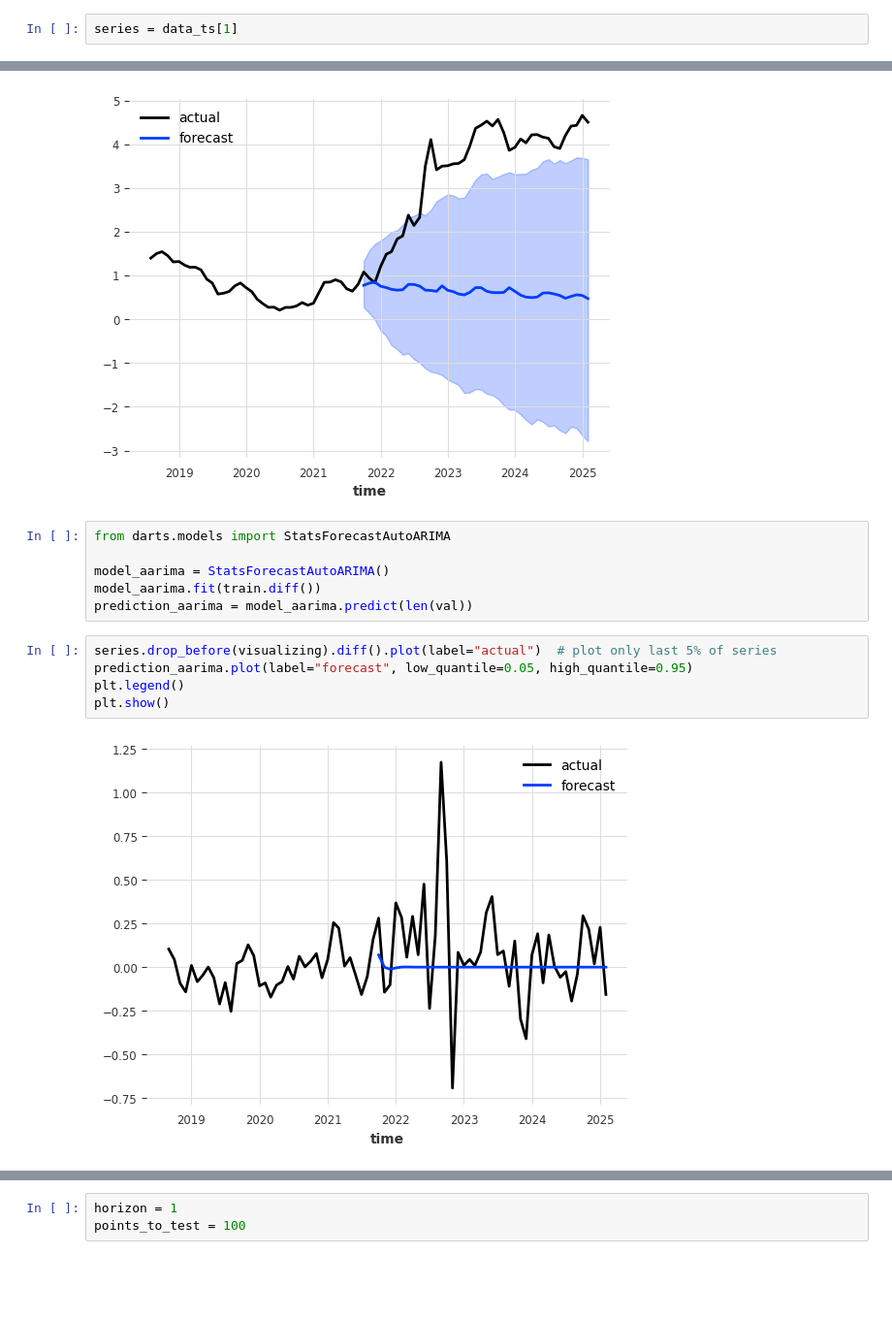
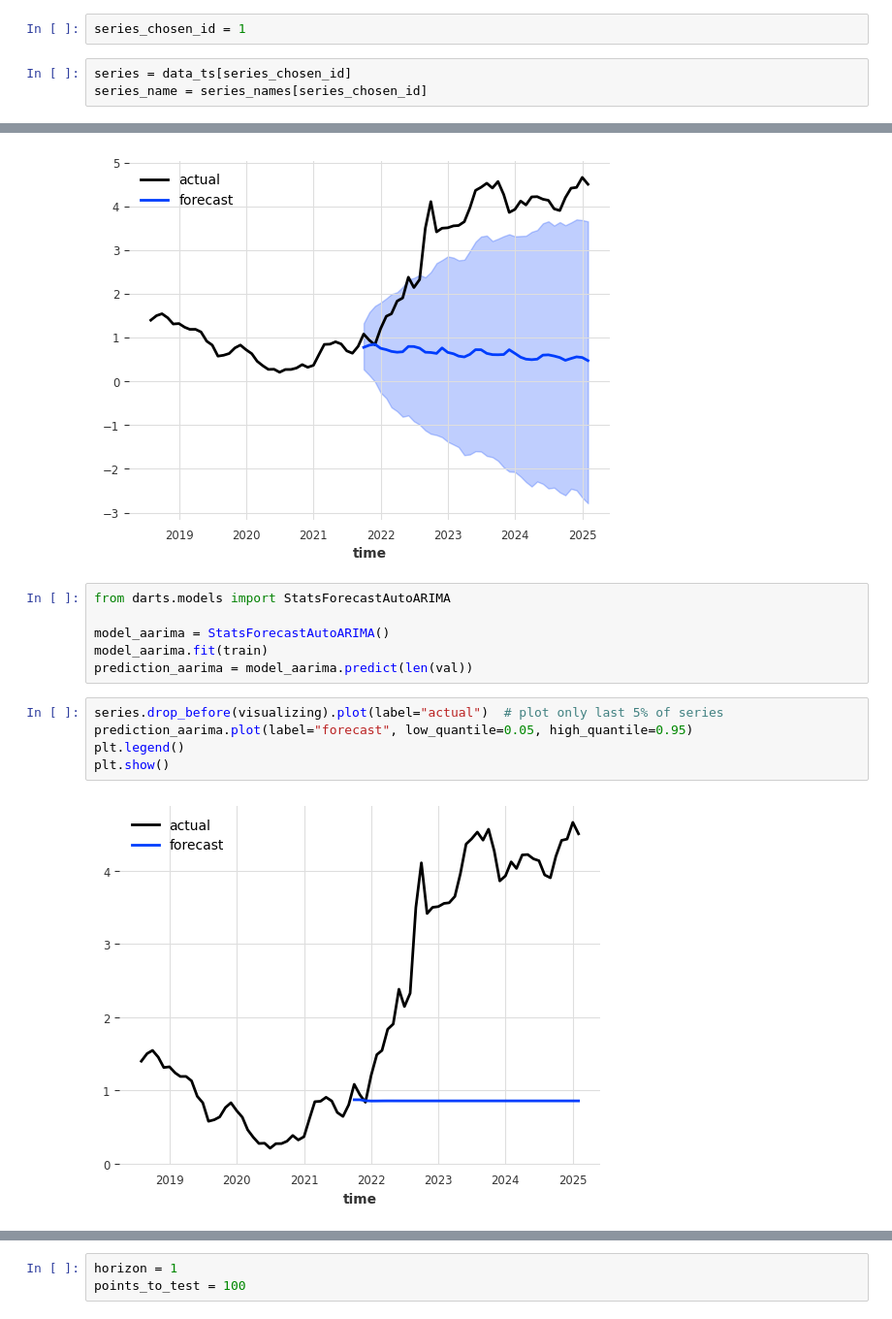
Before and after one commit to GothamAnalytics-7/ASTP, a Jupyter notebook: notebooks/ASTP_Parte2_ClassicModels.ipynb, the cells around one changed output, grey strips where cells are left out. Shown at 97% size. Saved outputs shown, nothing was run; the diff lists cells and outputs as text; blank space fills up the shorter version.

```diff
--- a/notebooks/ASTP_Parte2_ClassicModels.ipynb
+++ b/notebooks/ASTP_Parte2_ClassicModels.ipynb
@@ -80,5 +95,8 @@ print(str(len(data_ts) - 1) + " " + "UK_Daily_Policy_Data")
+# %%
+series_chosen_id = 1
 # %%
-series = data_ts[1]
+series = data_ts[series_chosen_id]
+series_name = series_names[series_chosen_id]
 # %%
 series.plot()
 plt.show()
@@ -110,12 +128,12 @@ plt.show()
 from darts.models import StatsForecastAutoARIMA
 
 model_aarima = StatsForecastAutoARIMA()
-model_aarima.fit(train.diff())
+model_aarima.fit(train)
 prediction_aarima = model_aarima.predict(len(val))
 # %%
-series.drop_before(visualizing).diff().plot(label="actual")  # plot only last 5% of series
+series.drop_before(visualizing).plot(label="actual")  # plot only last 5% of series
 prediction_aarima.plot(label="forecast", low_quantile=0.05, high_quantile=0.95)
 plt.legend()
 plt.show()
 # %% [output]
-[figure, old version]
+[figure, new version]
```
Also changed, not shown: parts of 36 cells of this notebook, 6 other files.
